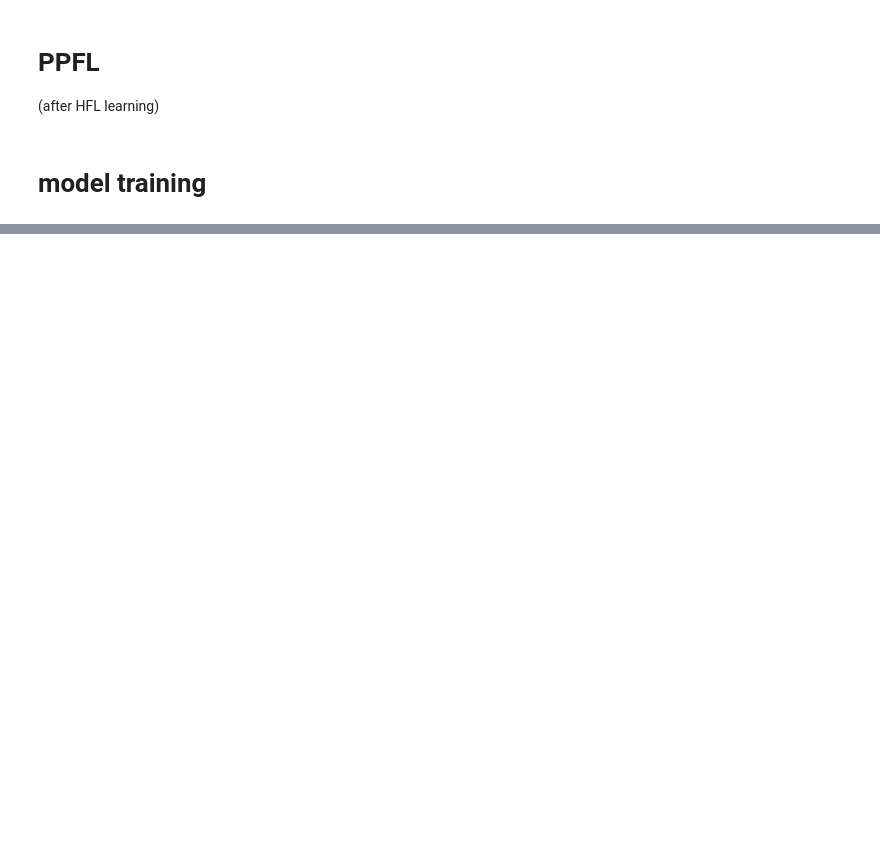
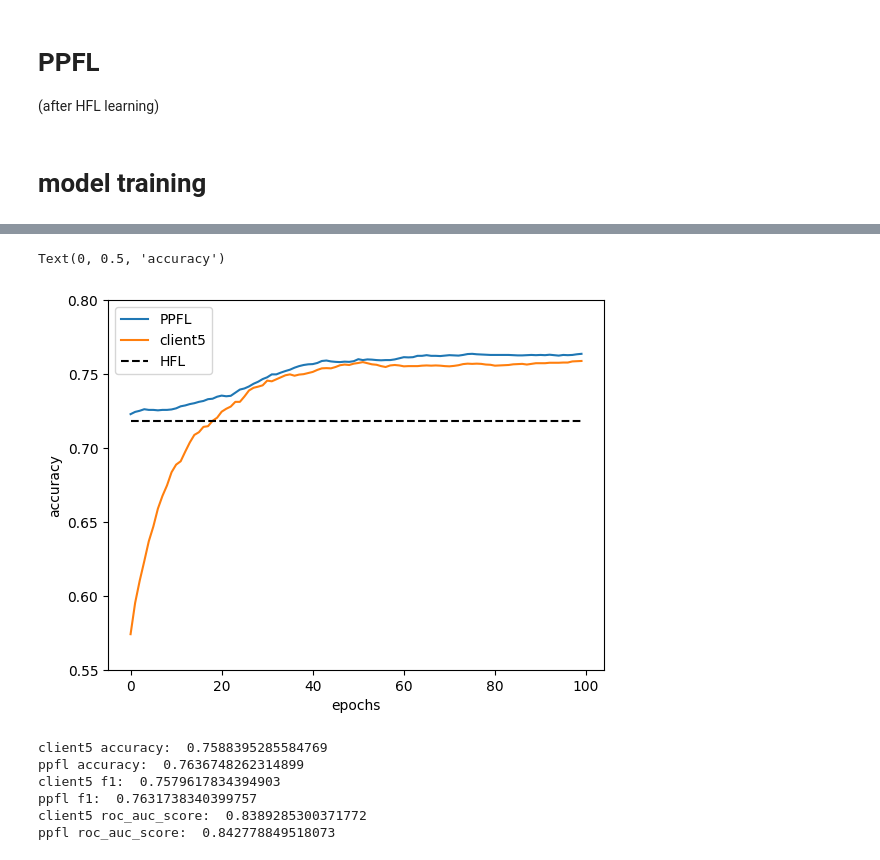
Before and after one commit to Young-Jo-Choi/project_assignment, a Jupyter notebook: 2023_고급코딩/model_training.ipynb, the cells around one changed output, grey strips where cells are left out. Drawn from its saved outputs; the diff is of its cells as text; code cells hidden in the pictures; blank space fills up the shorter version.

```diff
--- a/2023_고급코딩/model_training.ipynb
+++ b/2023_고급코딩/model_training.ipynb
@@ -53,4 +74,3 @@ for k,v in weight.items():
 common_idx = [2, 3, 4, 5, 6, 7, 12, 13, 14, 15, 17, 19, 20, 22, 23, 24, 25, 26, 28, 30]
 specific_idx = [0, 1, 8, 9, 10, 11, 16, 18, 21, 27, 29]
 device = torch.device('cuda:2' if torch.cuda.is_available() else 'cpu')
-PPFL_net = PPFL_net(HFL_model, VFL_model, common_idx=common_idx, specific_idx=specific_idx, device=device)
@@ -63,0 +86,19 @@ loader_test_under = DataLoader(DS_test_under, batch_size=128)
+# %%
+# clinent5
+
+DS5 = Dataset(torch.Tensor(X_5), torch.LongTensor(y_5.values))
+DS_test = Dataset(torch.Tensor(X_test_under), torch.LongTensor(y_test_under.values))
+
+client5_skorch = NeuralNetClassifier(
+    FL_net(input_dim=31),
+    max_epochs=100,
+    lr=0.01,
+    optimizer=torch.optim.SGD,
+    optimizer__weight_decay=0.0004,
+    batch_size=128,
+    criterion=nn.CrossEntropyLoss,
+    device=device,
+    train_split=predefined_split(DS_test)
+)
+client5_skorch.fit(DS5,y=None)
+print()
@@ -63,0 +123,16 @@ loader_test_under = DataLoader(DS_test_under, batch_size=128)
+# %%
+ppfl_net = PPFL_net(HFL_model, VFL_model, common_idx=common_idx, specific_idx=specific_idx, device=device)
+
+ppfl_skorch = NeuralNetClassifier(
+    ppfl_net,
+    max_epochs=100,
+    lr=0.01,
+    optimizer=torch.optim.SGD,
+    optimizer__weight_decay=0.0004,
+    batch_size=128,
+    criterion=nn.CrossEntropyLoss,
+    device=device,
+    train_split=predefined_split(DS_test)
+)
+ppfl_skorch.fit(DS5,y=None)
+print()
@@ -118,0 +280,11 @@ val f1:  0.7596095179987798
+# %%
+plt.plot(ppfl_skorch.history[:,'valid_acc'], label='PPFL')
+plt.plot(client5_skorch.history[:,'valid_acc'], label='client5')
+plt.plot([0.717940414507772]*100, linestyle='--',color='k', label='HFL')
+plt.legend()
+plt.ylim([0.55,0.8])
+plt.xlabel('epochs')
+plt.ylabel('accuracy')
+# %% [output]
+Text(0, 0.5, 'accuracy')
+[figure, added]
@@ -118,0 +296,16 @@ val f1:  0.7596095179987798
+# %%
+print('client5 accuracy: ', accuracy_score(y_test_under, y_pred_client5))
+print('ppfl accuracy: ', accuracy_score(y_test_under, y_pred_ppfl))
+
+print('client5 f1: ', f1_score(y_test_under, y_pred_client5))
+print('ppfl f1: ', f1_score(y_test_under, y_pred_ppfl))
+
+print('client5 roc_auc_score: ', roc_auc_score(y_test_under, y_proba_client5[:,1]))
+print('ppfl roc_auc_score: ', roc_auc_score(y_test_under, y_proba_ppfl[:,1]))
+# %% [output]
+client5 accuracy:  0.7588395285584769
+ppfl accuracy:  0.7636748262314899
+client5 f1:  0.7579617834394903
+ppfl f1:  0.7631738340399757
+client5 roc_auc_score:  0.8389285300371772
+ppfl roc_auc_score:  0.842778849518073
```
Also changed, not shown: parts of 15 cells of this notebook, 4 other files.
